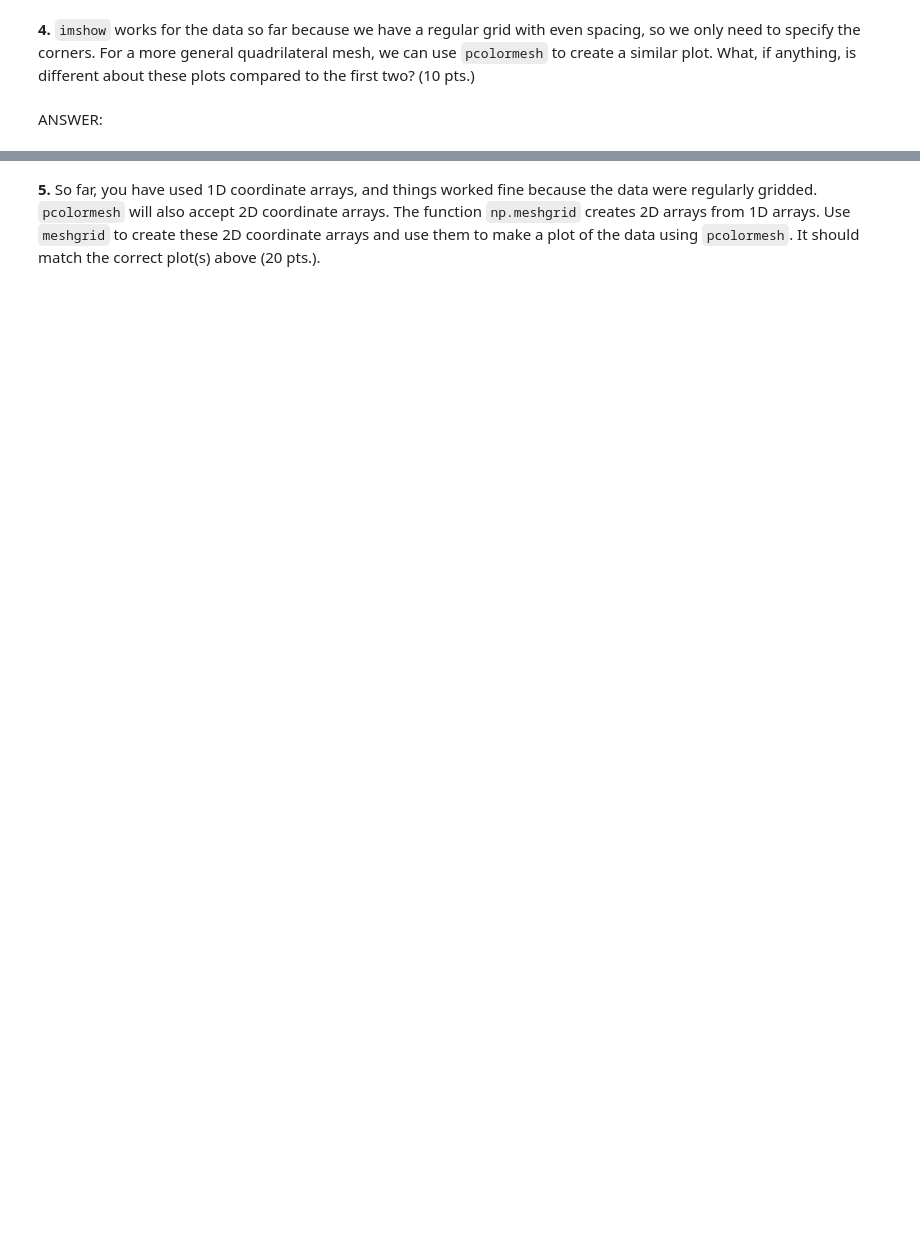
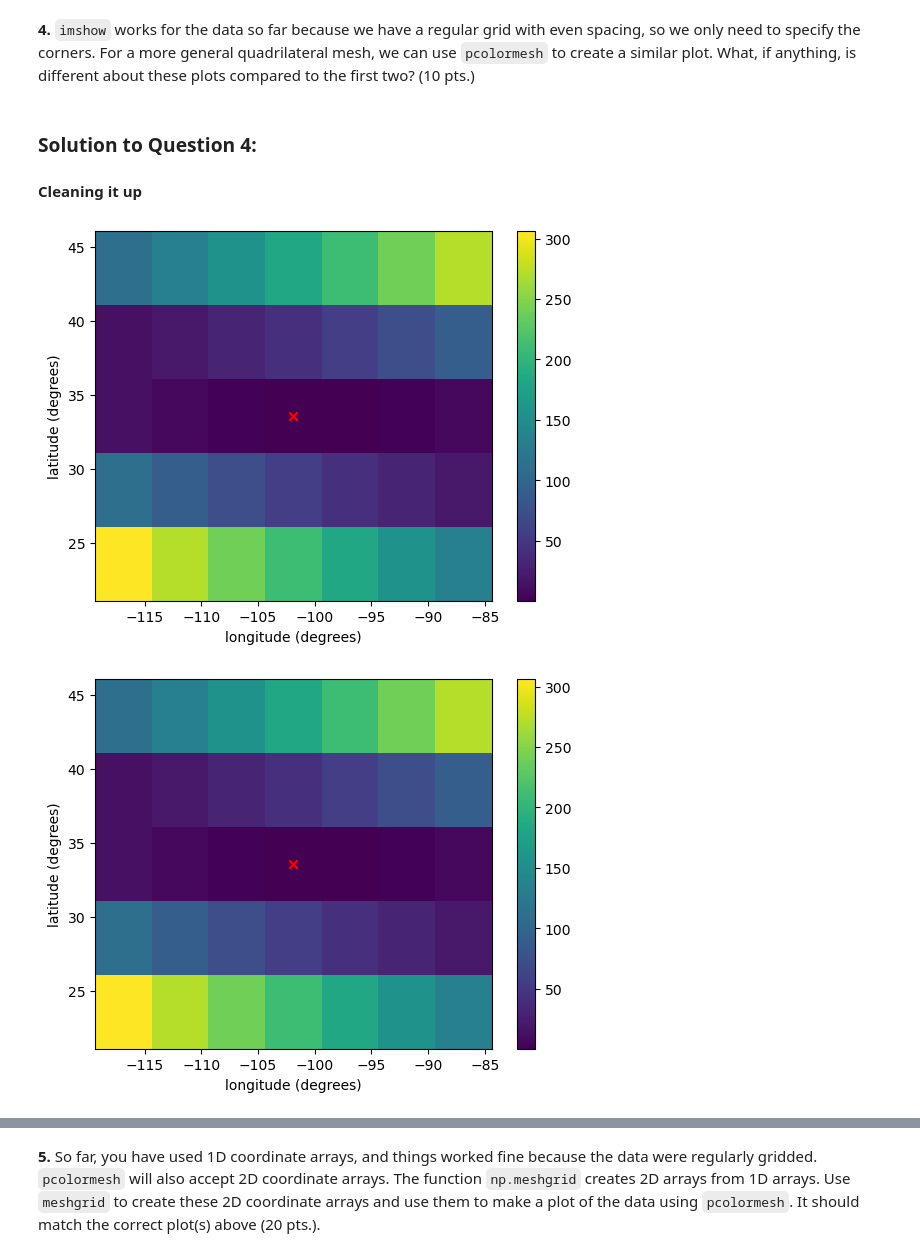
Before and after one commit to temidayo-coder/data-fields, a Jupyter notebook: Homework 1.ipynb, the cells around one changed output, grey strips where cells are left out. Drawn from its saved outputs; the diff is of its cells as text; code cells hidden in the pictures; blank space fills up the shorter version.

Commit message:
Complete questions 4 & 5

```diff
--- a/Homework 1.ipynb
+++ b/Homework 1.ipynb
@@ -243,2 +230,58 @@ ax.set_ylabel('latitude (degrees)')
-# %% [markdown]
-ANSWER:
+# %% [markdown]
+### Solution to Question 4:
+#### Cleaning it up
+# %%
+# Plot 1 of pcolormesh using lon and lat are the coordinates
+# Create a new figure
+fig = plt.figure()
+
+# Add a subplot to the figure, in this case, it's a single plot (1x1 grid)
+ax = fig.add_subplot(111)
+
+# Create a pseudocolor plot using pcolormesh
+im = ax.pcolormesh(lon, lat, d)  # lon and lat are the coordinates, d is the data
+
+# Add a colorbar to the plot to indicate data values
+plt.colorbar(im)
+
+# Scatter plot to mark a specific point, in this case, the coordinates of MCOM
+ax.scatter(mcom_lon, mcom_lat, marker='x', color='red')
+
+# Set the label for the x-axis
+ax.set_xlabel('longitude (degrees)')
+
+# Set the label for the y-axis
+ax.set_ylabel('latitude (degrees)')
+
+# Show the plot
+plt.show()
+
+
+
+# Plot 2 of pcolormesh where lon_edge and lat_edge are the edge positions
+# Create a new figure
+fig = plt.figure()
+
+# Add a subplot to the figure, in this case, it's a single plot (1x1 grid)
+ax = fig.add_subplot(111)
+
+# Create a pseudocolor plot using pcolormesh, using the edge positions for lon and lat
+im = ax.pcolormesh(lon_edge, lat_edge, d)  # lon_edge and lat_edge are the edge positions, d is the data
+
+# Add a colorbar to the plot to indicate data values
+plt.colorbar(im)
+
+# Scatter plot to mark a specific point, in this case, the coordinates of MCOM
+ax.scatter(mcom_lon, mcom_lat, marker='x', color='red')
+
+# Set the label for the x-axis
+ax.set_xlabel('longitude (degrees)')
+
+# Set the label for the y-axis
+ax.set_ylabel('latitude (degrees)')
+
+# Show the plot
+plt.show()
+# %% [output]
+[figure, added]
+[figure, added]
```
Also changed, not shown: parts of 15 cells of this notebook.
